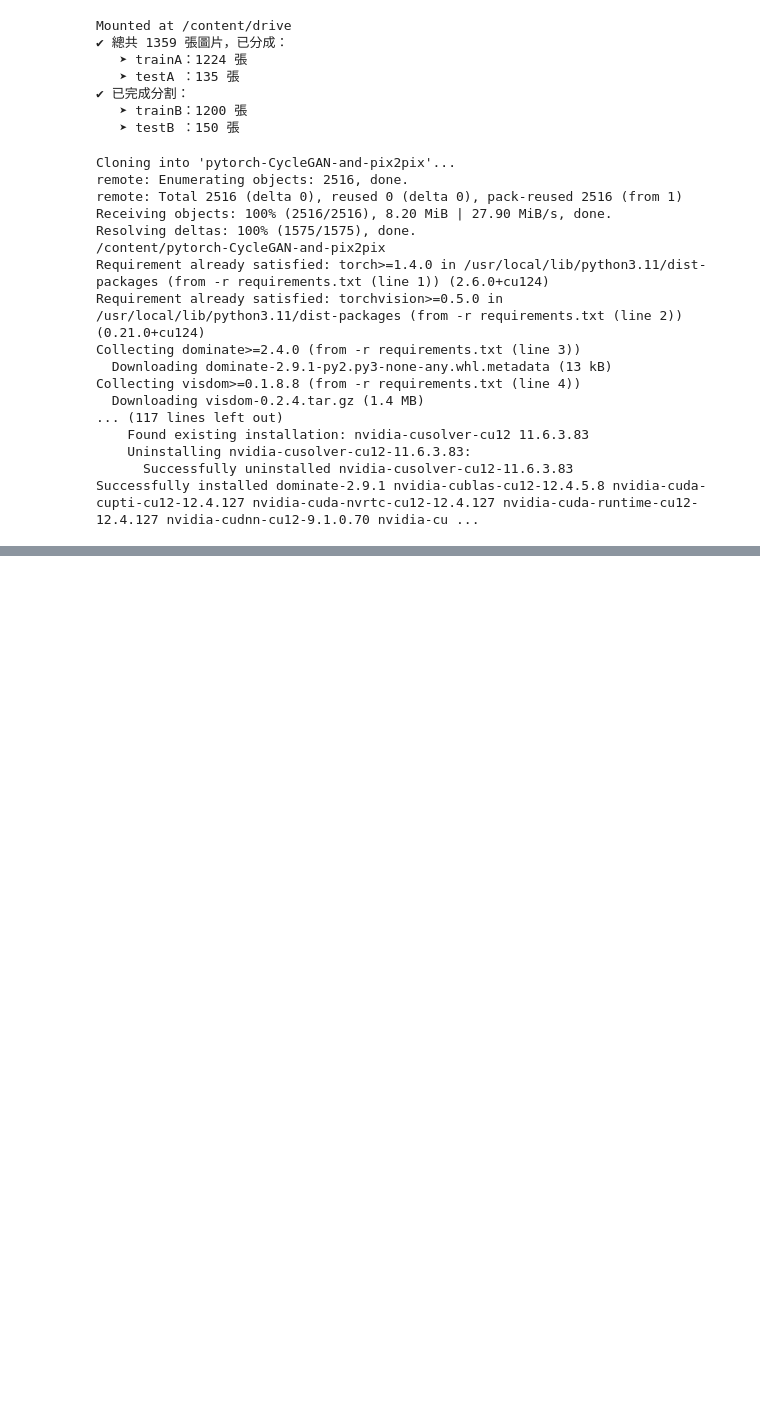
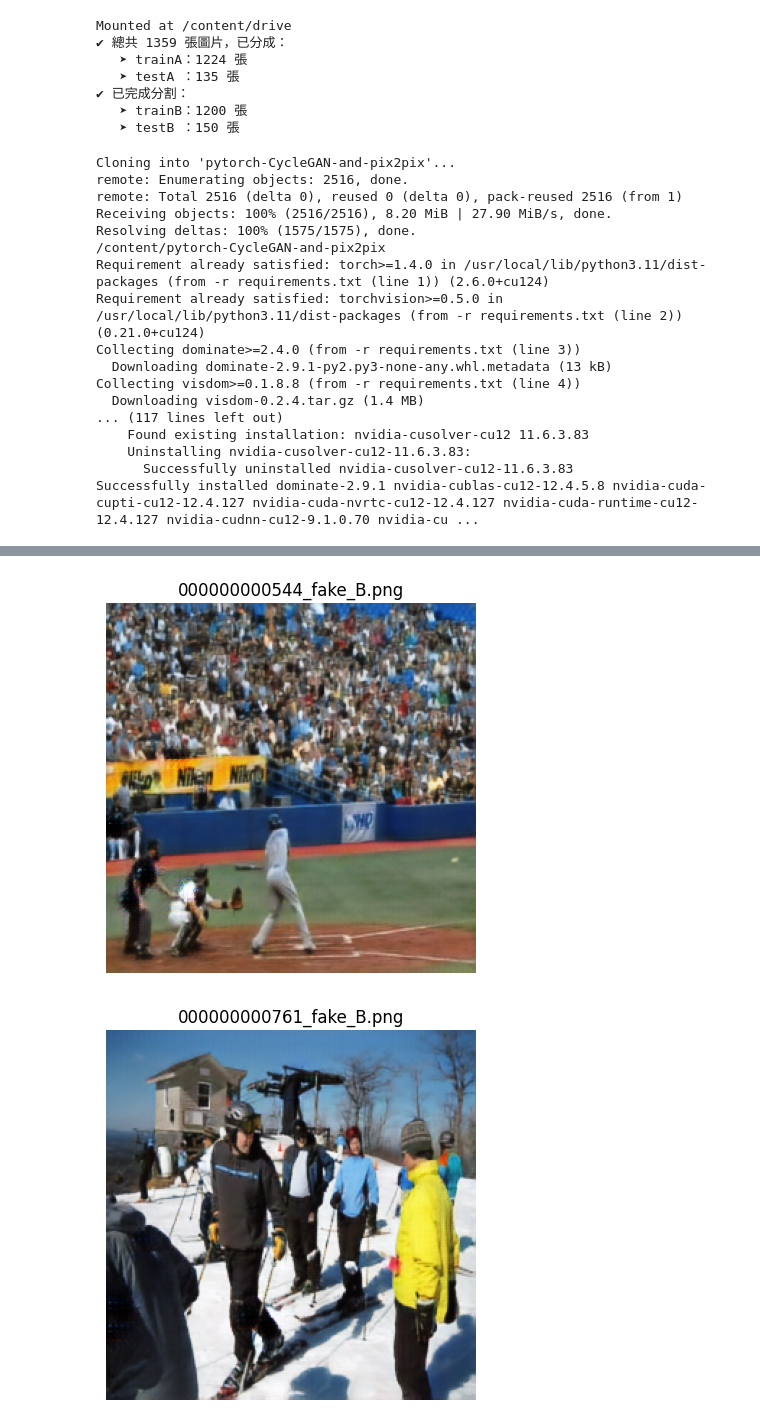
Before and after one commit to sherrylittlefish/DLGAN, a Jupyter notebook: pytorch_model.ipynb, the cells around one changed output, grey strips where cells are left out. Saved outputs shown, nothing was run; the diff lists cells and outputs as text; code cells hidden in the pictures; blank space fills up the shorter version.

```diff
--- a/pytorch_model.ipynb
+++ b/pytorch_model.ipynb
@@ -168,16 +186,19 @@ Successfully installed dominate-2.9.1 nvidia-cublas-cu12-12.4.5.8 nvidia-cuda-cu
 # %%
 from PIL import Image
 import matplotlib.pyplot as plt
 import os
 
 result_dir = './results/my_cyclegan_model/test_latest/images'
-img_names = sorted([f for f in os.listdir(result_dir) if f.endswith('_fake_A.png')])
+img_names = sorted([f for f in os.listdir(result_dir) if f.endswith('_fake_B.png')])
 
 # 顯示前幾張結果
 for img_name in img_names[:5]:
     img_path = os.path.join(result_dir, img_name)
     img = Image.open(img_path)
     plt.imshow(img)
     plt.axis('off')
     plt.title(img_name)
     plt.show()
+# %% [output]
+[figure, added]
+[figure, added]
```
Also changed, not shown: parts of 3 cells of this notebook.
